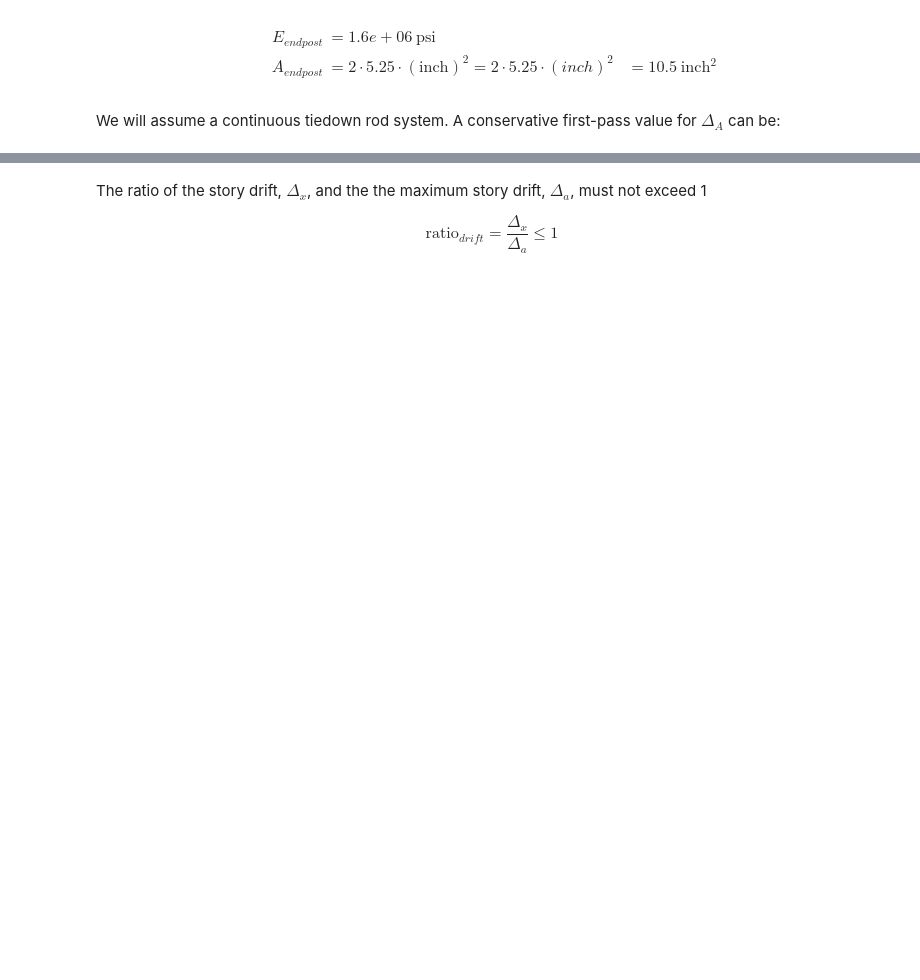
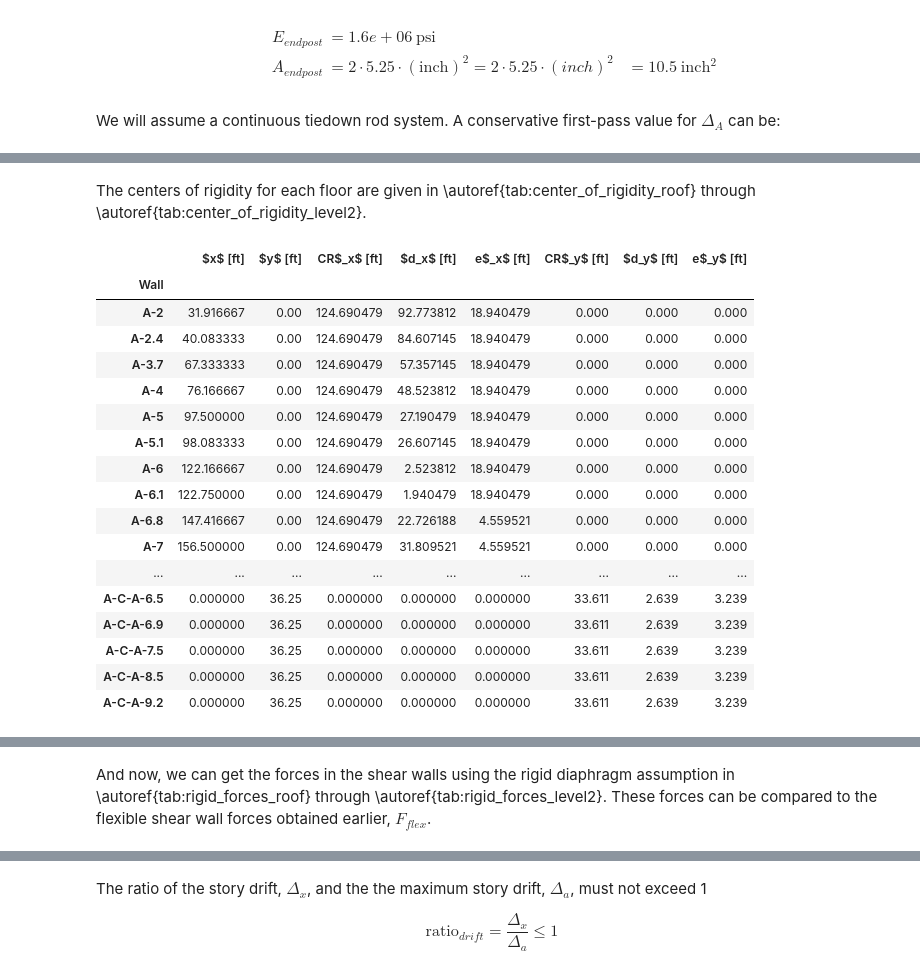
Before and after one commit to kpff-andy-sazima/Beaverton-Creek, a Jupyter notebook: building_a_seismic.ipynb, the cells around one changed output, grey strips where cells are left out. Cells and saved outputs as stored; diff of their text form; code cells hidden in the pictures; blank space fills up the shorter version.

```diff
--- a/building_a_seismic.ipynb
+++ b/building_a_seismic.ipynb
@@ -1507,0 +1664,6 @@ rigid_ew
+# %%
+%%render
+X_plan = L_floor + L_jog
+Y_plan = w_building
+CM_x = X_plan / 2
+CM_y = Y_plan / 2
@@ -1507,0 +1811,68 @@ rigid_ew
+# %% [markdown]
+The centers of rigidity for each floor are given in \autoref{tab:center_of_rigidity_roof} through \autoref{tab:center_of_rigidity_level2}.
+# %%
+column_name_map = {
+    "x": "$x$ [ft]",
+    "y": "$y$ [ft]",
+    "CRx": "CR$_x$ [ft]",
+    "dx": "$d_x$ [ft]",
+    "ex": "e$_x$ [ft]",
+    "CRy": "CR$_y$ [ft]",
+    "dy": "$d_y$ [ft]",
+    "ey": "e$_y$ [ft]",
+}
+display_table(
+    dataframe=rigid,
+    column_names_filter_and_map=column_name_map,
+    levels="Roof",
+    position_float="centering",
+    formatter_functions=[lambda value: sig_figs(value, sig_figs=4)],
+    caption="Center of Rigidity - Roof",
+    label="tab:center_of_rigidity_roof",
+)
+display_table(
+    dataframe=rigid,
+    column_names_filter_and_map=column_name_map,
+    levels="Level 4",
+    position_float="centering",
+    formatter_functions=[lambda value: sig_figs(value, sig_figs=4)],
+    caption="Center of Rigidity - Level 4",
+    label="tab:center_of_rigidity_level4",
+)
+display_table(
+    dataframe=rigid,
+    column_names_filter_and_map=column_name_map,
+    levels="Level 3",
+    position_float="centering",
+    formatter_functions=[lambda value: sig_figs(value, sig_figs=4)],
+    caption="Center of Rigidity - Level 3",
+    label="tab:center_of_rigidity_level3",
+)
+display_table(
+    dataframe=rigid,
+    column_names_filter_and_map=column_name_map,
+    levels="Level 2",
+    position_float="centering",
+    formatter_functions=[lambda value: sig_figs(value, sig_figs=4)],
+    caption="Center of Rigidity - Level 2",
+    label="tab:center_of_rigidity_level2",
+)
+# %% [output]
+|  | $x$ [ft] | $y$ [ft] | CR$_x$ [ft] | $d_x$ [ft] | e$_x$ [ft] | CR$_y$ [ft] | $d_y$ [ft] | e$_y$ [ft] |
+| Wall |  |  |  |  |  |  |  |  |
+| A-2 | 31.916667 | 0.00 | 124.690479 | 92.773812 | 18.940479 | 0.000 | 0.000 | 0.000 |
+| A-2.4 | 40.083333 | 0.00 | 124.690479 | 84.607145 | 18.940479 | 0.000 | 0.000 | 0.000 |
+| A-3.7 | 67.333333 | 0.00 | 124.690479 | 57.357145 | 18.940479 | 0.000 | 0.000 | 0.000 |
+| A-4 | 76.166667 | 0.00 | 124.690479 | 48.523812 | 18.940479 | 0.000 | 0.000 | 0.000 |
+| A-5 | 97.500000 | 0.00 | 124.690479 | 27.190479 | 18.940479 | 0.000 | 0.000 | 0.000 |
+| A-5.1 | 98.083333 | 0.00 | 124.690479 | 26.607145 | 18.940479 | 0.000 | 0.000 | 0.000 |
+| A-6 | 122.166667 | 0.00 | 124.690479 | 2.523812 | 18.940479 | 0.000 | 0.000 | 0.000 |
+| A-6.1 | 122.750000 | 0.00 | 124.690479 | 1.940479 | 18.940479 | 0.000 | 0.000 | 0.000 |
+| A-6.8 | 147.416667 | 0.00 | 124.690479 | 22.726188 | 4.559521 | 0.000 | 0.000 | 0.000 |
+| A-7 | 156.500000 | 0.00 | 124.690479 | 31.809521 | 4.559521 | 0.000 | 0.000 | 0.000 |
+| ... | ... | ... | ... | ... | ... | ... | ... | ... |
+| A-C-A-6.5 | 0.000000 | 36.25 | 0.000000 | 0.000000 | 0.000000 | 33.611 | 2.639 | 3.239 |
+| A-C-A-6.9 | 0.000000 | 36.25 | 0.000000 | 0.000000 | 0.000000 | 33.611 | 2.639 | 3.239 |
+| A-C-A-7.5 | 0.000000 | 36.25 | 0.000000 | 0.000000 | 0.000000 | 33.611 | 2.639 | 3.239 |
+| A-C-A-8.5 | 0.000000 | 36.25 | 0.000000 | 0.000000 | 0.000000 | 33.611 | 2.639 | 3.239 |
+| A-C-A-9.2 | 0.000000 | 36.25 | 0.000000 | 0.000000 | 0.000000 | 33.611 | 2.639 | 3.239 |
@@ -1507,0 +1933,2 @@ rigid_ew
+# %% [markdown]
+And now, we can get the forces in the shear walls using the rigid diaphragm assumption in \autoref{tab:rigid_forces_roof} through \autoref{tab:rigid_forces_level2}. These forces can be compared to the flexible shear wall forces obtained earlier, $F_{flex}$.
```
Also changed, not shown: parts of 43 cells of this notebook.
